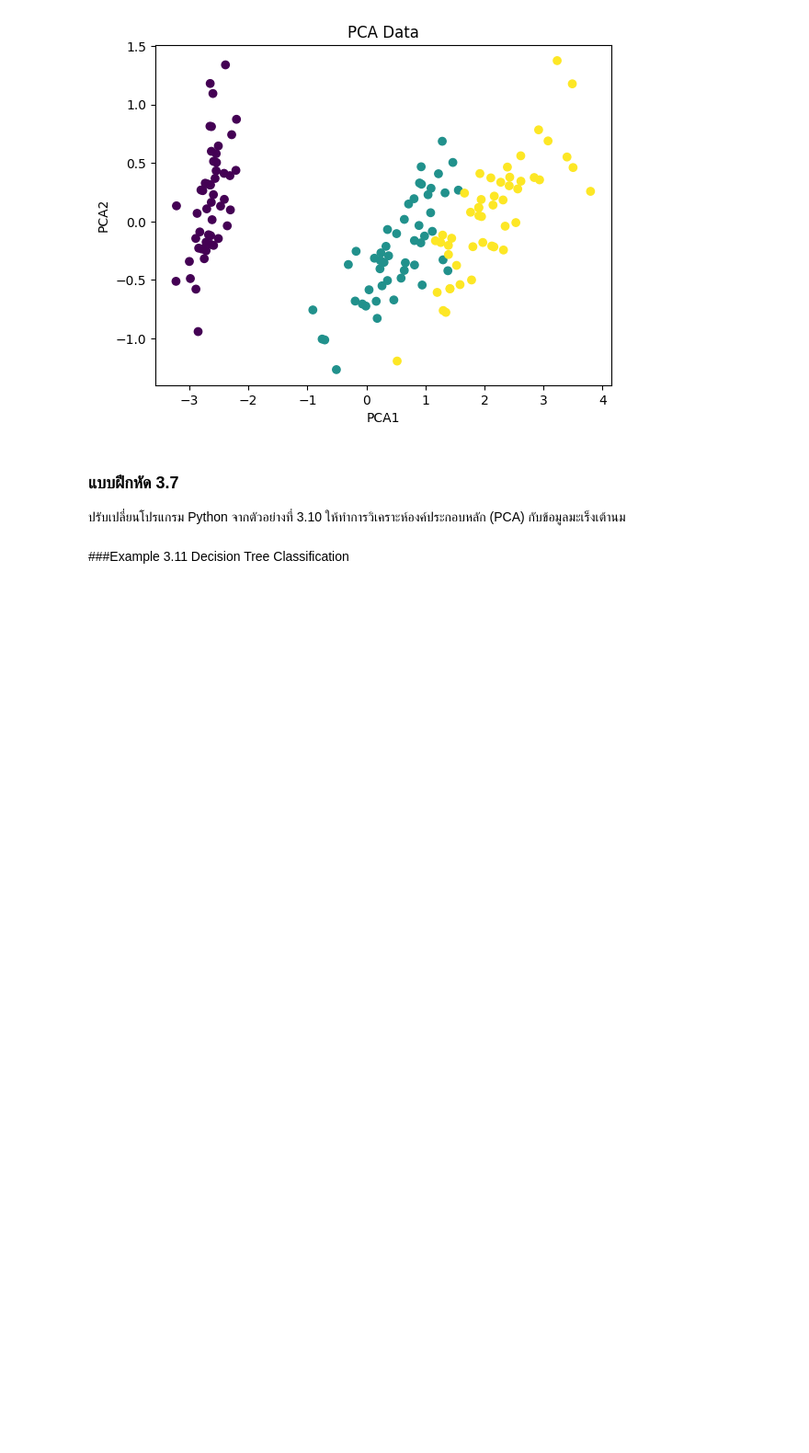
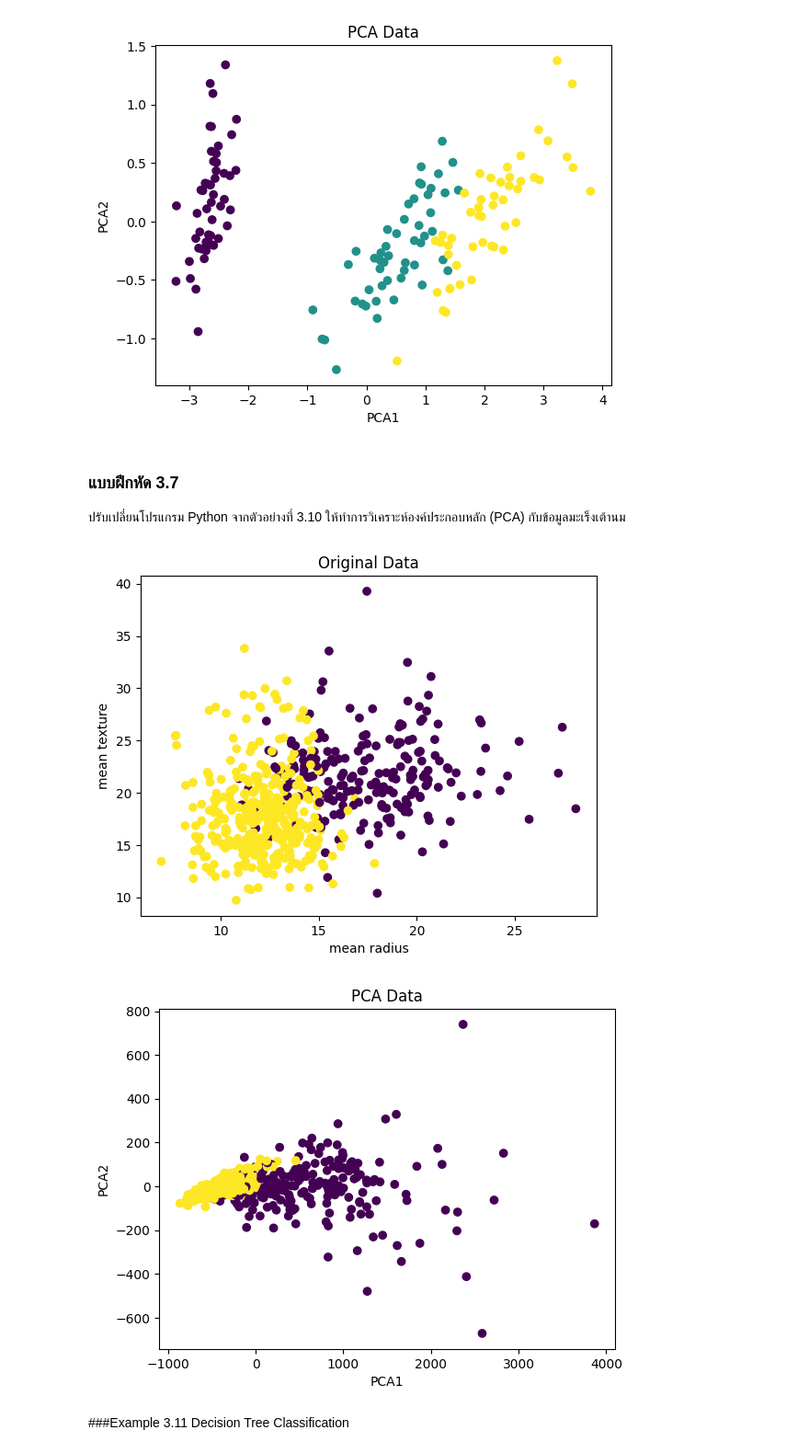
Before and after one commit to NattakamonPhuttakunakor/225212WebAppDev-2-67, a Jupyter notebook: SupervisedLearning_Classification.ipynb, the cells around one changed output. Shown: that part at 92% size. Drawn from its saved outputs; the diff is of its cells as text; code cells hidden in the pictures; blank space fills up the shorter version.

```diff
--- a/SupervisedLearning_Classification.ipynb
+++ b/SupervisedLearning_Classification.ipynb
@@ -633,3 +631,38 @@ g.show()
+# %%
+import numpy as np
+import matplotlib.pyplot as plt
+from mpl_toolkits.mplot3d import Axes3D
+from sklearn import decomposition
+from sklearn import datasets
+
+# Load Breast Cancer data
+cancer = datasets.load_breast_cancer()
+X = cancer.data
+y = cancer.target
+
+# Plot original data (first two features)
+f = plt.figure(1)
+plt.scatter(X[:, 0], X[:, 1], c=y)
+plt.xlabel('mean radius')
+plt.ylabel('mean texture')
+plt.title('Original Data')
+f.show()
+
+# Perform PCA
+pca = decomposition.PCA(n_components=3)
+pca.fit(X)
+X1 = pca.transform(X)
+
+# Plot PCA data
+g = plt.figure(2)
+plt.scatter(X1[:, 0], X1[:, 1], c=y)
+plt.xlabel('PCA1')
+plt.ylabel('PCA2')
+plt.title('PCA Data')
+g.show()
+# %% [output]
+[figure, added]
+[figure, added]
 # %% [markdown]
 ###Example 3.11 Decision Tree Classification
 # %%
```
Also changed, not shown: parts of 7 cells of this notebook.
